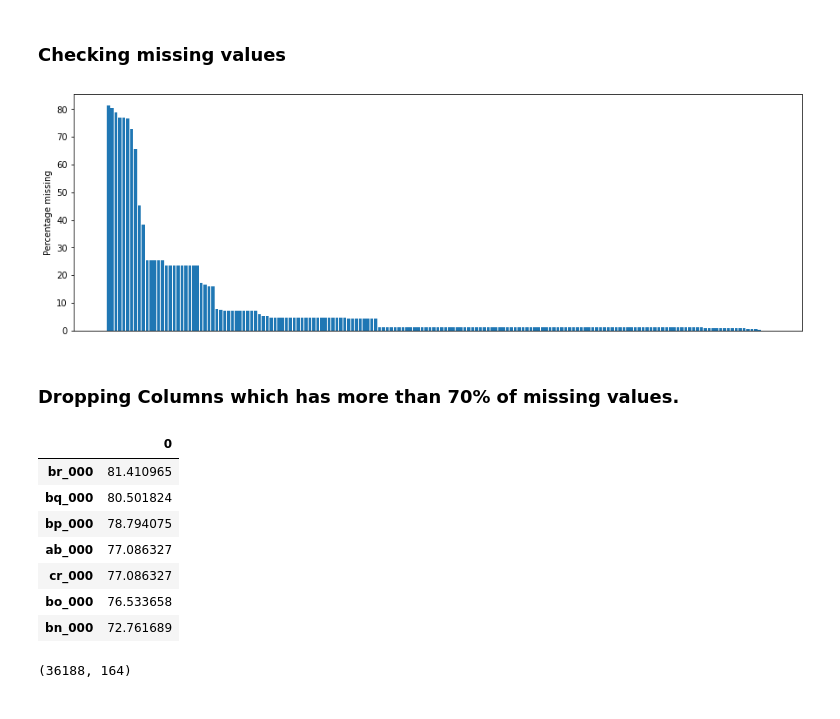
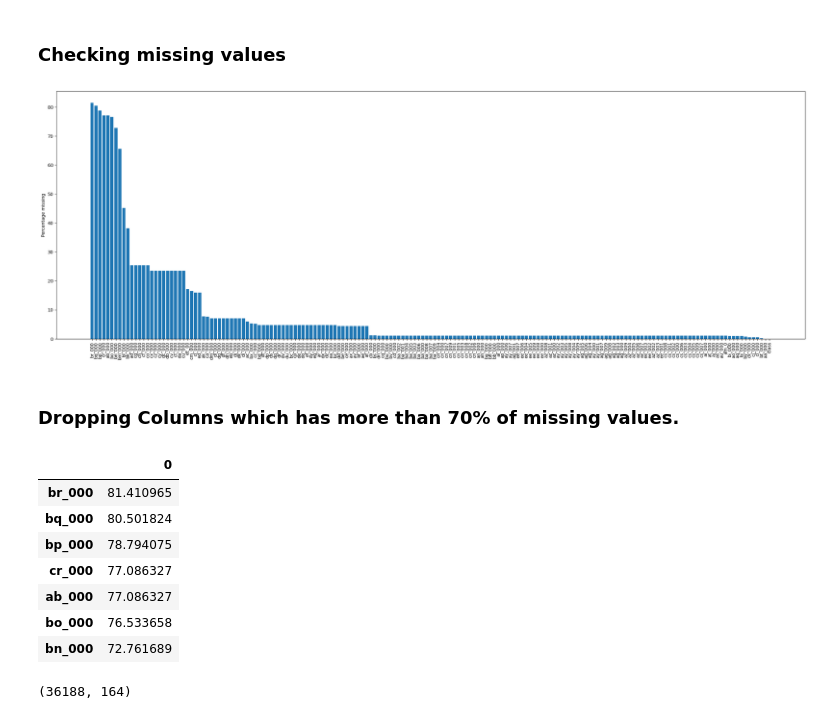
Before and after one commit to Aditya2413/airpressuresensor, a Jupyter notebook: EDA.ipynb, the cells around one changed output. Cells and saved outputs as stored; diff of their text form; code cells hidden in the pictures.

```diff
--- a/EDA.ipynb
+++ b/EDA.ipynb
@@ -69,7 +66,7 @@ warnings.filterwarnings("ignore")
 ### Read Data
 # %%
 # Load csv file
-df = pd.read_csv('aps_failure_training_reduced.csv', na_values="na")
+df = pd.read_csv(r"data\aps_failure_training_set1.csv", na_values="na")
 # %%
 # check rows and columns of the dataset
 df.shape
@@ -100,16 +98,16 @@ We have 1 categorical features : ['class']
 ### Checking missing values
 # %%
 # Plotting Missing values count for each column
-fig, ax = plt.subplots(figsize=(15,5))
+fig, ax = plt.subplots(figsize=(30,10))
 
 missing = df.isna().sum().div(df.shape[0]).mul(100).to_frame().sort_values(by=0, ascending = False)
 
 ax.bar(missing.index, missing.values.T[0])
-plt.xticks([])
+plt.xticks(rotation=90)
 plt.ylabel("Percentage missing")
 plt.show()
 # %% [output]
-[figure, old version]
+[figure, new version]
 # %% [markdown]
 ### Dropping Columns which has more than 70% of missing values.
 # %%
@@ -121,8 +119,8 @@ dropcols
 | br_000 | 81.410965 |
 | bq_000 | 80.501824 |
 | bp_000 | 78.794075 |
+| cr_000 | 77.086327 |
 | ab_000 | 77.086327 |
-| cr_000 | 77.086327 |
 | bo_000 | 76.533658 |
 | bn_000 | 72.761689 |
 # %%
```
Also changed, not shown: parts of 30 cells of this notebook, 1 other file.
